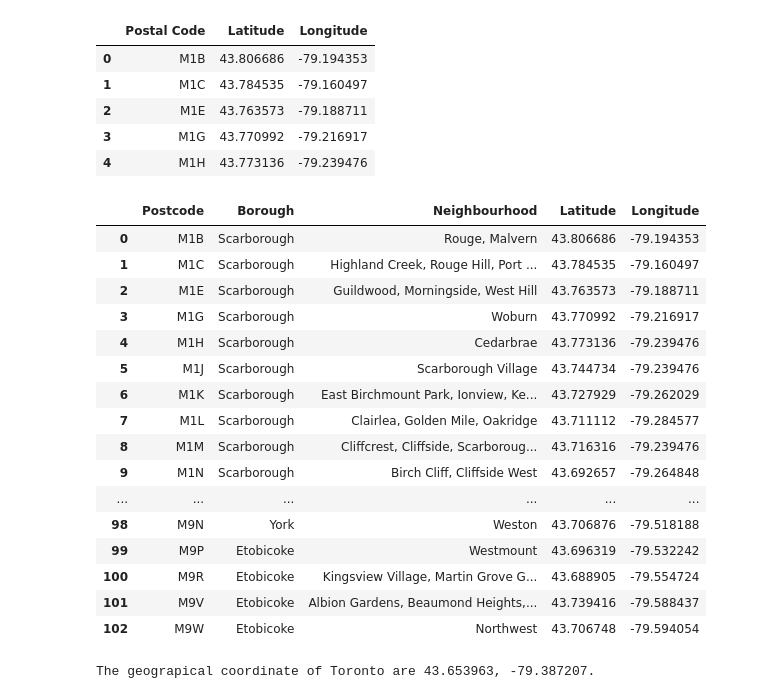
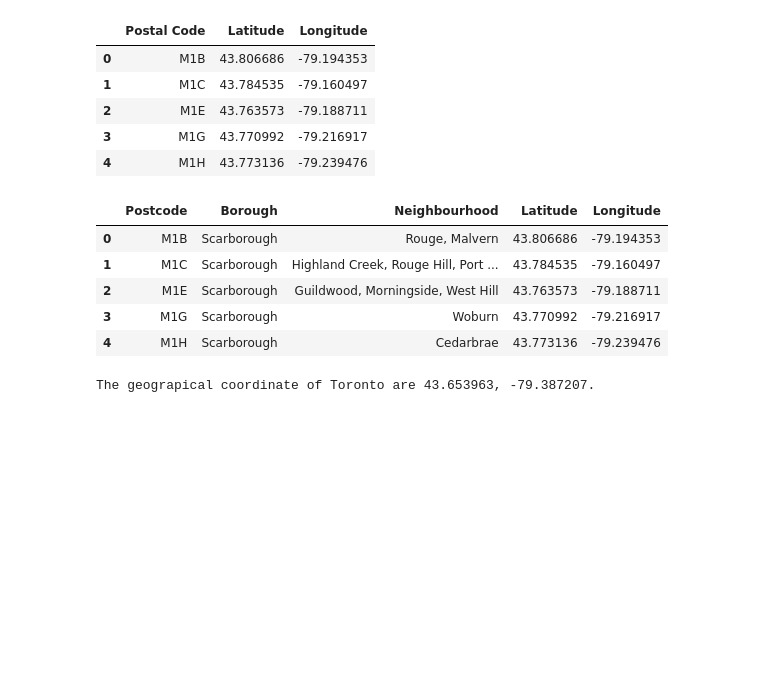
Before and after one commit to Caellwyn/Data-Science-Portfolio, a Jupyter notebook: Toronto Neighborhoods Dataframe_Clusters.ipynb, the cells around one changed output. Saved outputs shown, nothing was run; the diff lists cells and outputs as text; code cells hidden in the pictures; blank space fills up the shorter version.

```diff
--- a/Toronto Neighborhoods Dataframe_Clusters.ipynb
+++ b/Toronto Neighborhoods Dataframe_Clusters.ipynb
@@ -121,25 +121,14 @@ lat_long.head()
 | 4 | M1H | 43.773136 | -79.239476 |
 # %%
 toronto_neighborhoods = neighgroup.join(lat_long.set_index('Postal Code'), on='Postcode')
-toronto_neighborhoods
+toronto_neighborhoods.head()
 # %% [output]
 |  | Postcode | Borough | Neighbourhood | Latitude | Longitude |
 | 0 | M1B | Scarborough | Rouge, Malvern | 43.806686 | -79.194353 |
 | 1 | M1C | Scarborough | Highland Creek, Rouge Hill, Port ... | 43.784535 | -79.160497 |
 | 2 | M1E | Scarborough | Guildwood, Morningside, West Hill | 43.763573 | -79.188711 |
 | 3 | M1G | Scarborough | Woburn | 43.770992 | -79.216917 |
 | 4 | M1H | Scarborough | Cedarbrae | 43.773136 | -79.239476 |
-| 5 | M1J | Scarborough | Scarborough Village | 43.744734 | -79.239476 |
-| 6 | M1K | Scarborough | East Birchmount Park, Ionview, Ke... | 43.727929 | -79.262029 |
-| 7 | M1L | Scarborough | Clairlea, Golden Mile, Oakridge | 43.711112 | -79.284577 |
-| 8 | M1M | Scarborough | Cliffcrest, Cliffside, Scarboroug... | 43.716316 | -79.239476 |
-| 9 | M1N | Scarborough | Birch Cliff, Cliffside West | 43.692657 | -79.264848 |
-| ... | ... | ... | ... | ... | ... |
-| 98 | M9N | York | Weston | 43.706876 | -79.518188 |
-| 99 | M9P | Etobicoke | Westmount | 43.696319 | -79.532242 |
-| 100 | M9R | Etobicoke | Kingsview Village, Martin Grove G... | 43.688905 | -79.554724 |
-| 101 | M9V | Etobicoke | Albion Gardens, Beaumond Heights,... | 43.739416 | -79.588437 |
-| 102 | M9W | Etobicoke | Northwest | 43.706748 | -79.594054 |
 # %%
 address = 'Toronto, ON'
 
```
Also changed, not shown: parts of 4 cells of this notebook.
